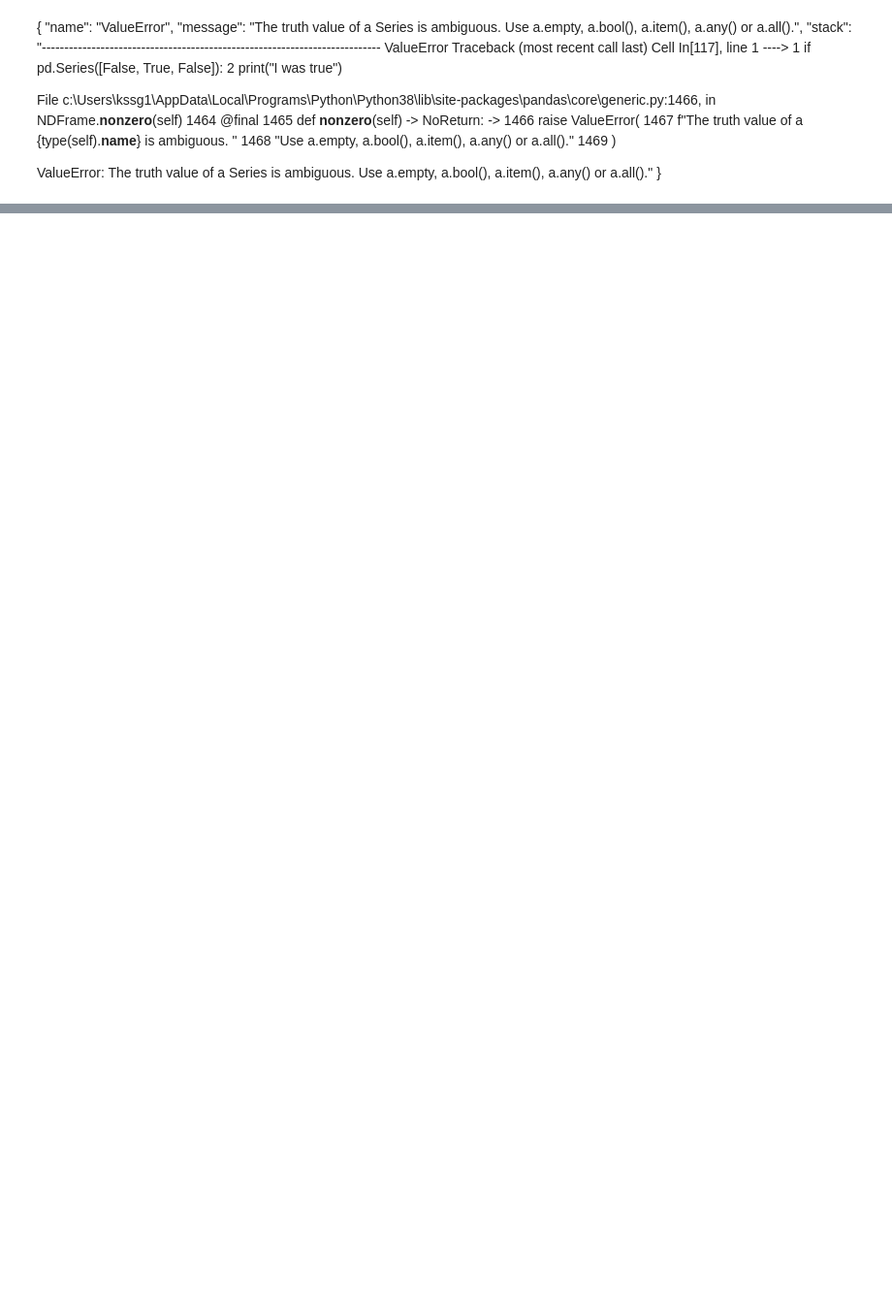
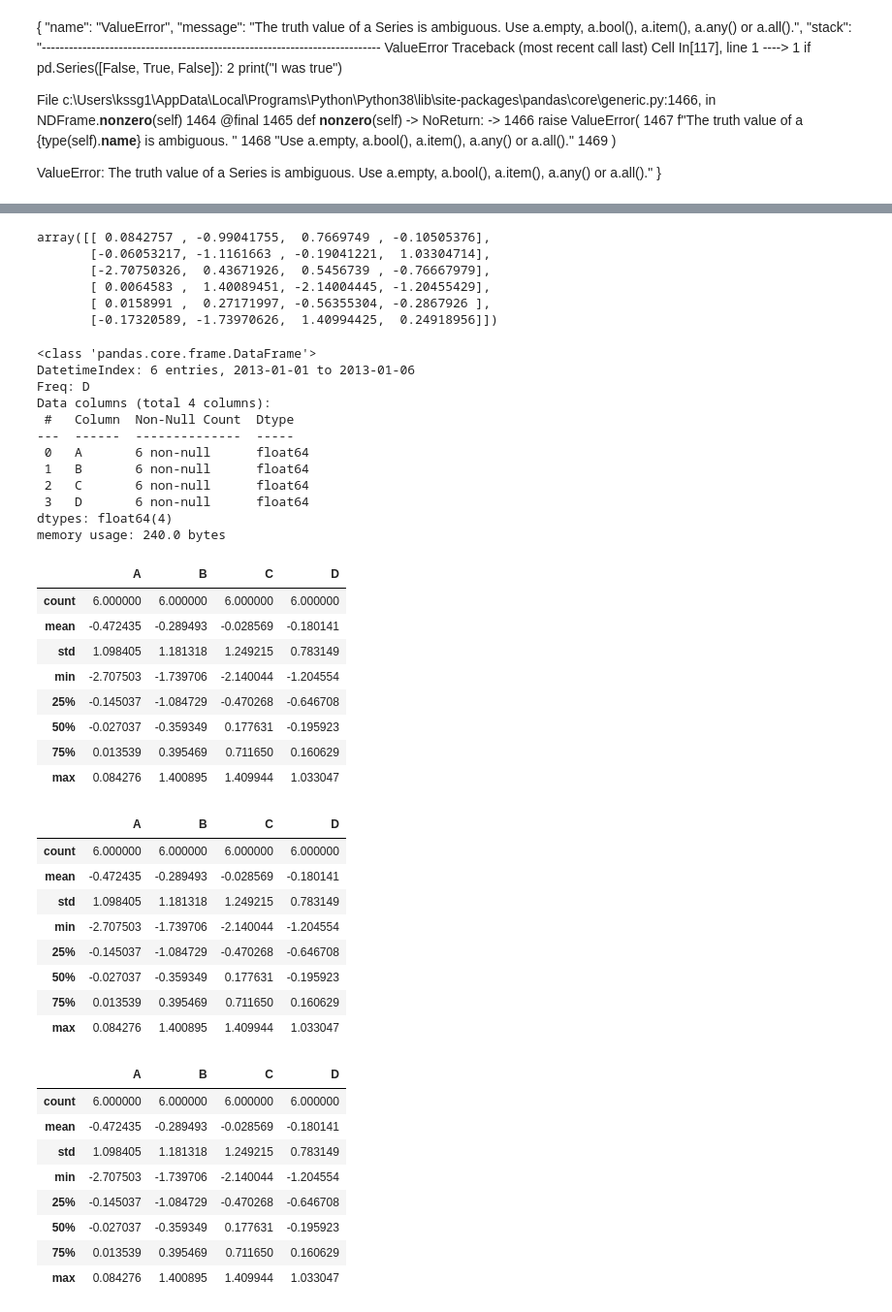
Before and after one commit to kyeob1107/pandas_til, a Jupyter notebook: local_getting_used_pandas.ipynb, the cells around one changed output, grey strips where cells are left out. Shown: that part at 97% size. Saved outputs shown, nothing was run; the diff lists cells and outputs as text; code cells hidden in the pictures; blank space fills up the shorter version.

```diff
--- a/local_getting_used_pandas.ipynb
+++ b/local_getting_used_pandas.ipynb
@@ -1344,0 +606,4 @@ ValueError: The truth value of a Series is ambiguous. Use a.empty, a.bool(), a.i
+# %%
+
+dates = pd.date_range("20130101", periods=6)
+dates
@@ -1344,0 +614,3 @@ ValueError: The truth value of a Series is ambiguous. Use a.empty, a.bool(), a.i
+# %%
+df = pd.DataFrame(np.random.randn(6, 4), index=dates, columns=list("ABCD"))
+df
@@ -1344,0 +625,56 @@ ValueError: The truth value of a Series is ambiguous. Use a.empty, a.bool(), a.i
+# %%
+df.to_numpy() #df풀고 어레이로 바꾸는 방식인듯했다
+# %% [output]
+array([[ 0.0842757 , -0.99041755,  0.7669749 , -0.10505376],
+       [-0.06053217, -1.1161663 , -0.19041221,  1.03304714],
+       [-2.70750326,  0.43671926,  0.5456739 , -0.76667979],
+       [ 0.0064583 ,  1.40089451, -2.14004445, -1.20455429],
+       [ 0.0158991 ,  0.27171997, -0.56355304, -0.2867926 ],
+       [-0.17320589, -1.73970626,  1.40994425,  0.24918956]])
+# %%
+df.info() #info는 자체에 print가 포함 된듯하다 항상 자동으로 출력이 되었다
+display(df.describe())
+display(df.describe(include='all'))
+display(df.describe(include=['int','float64']))
+# 'float64 자리에 'object' or 'O' , category 등 나오는 것을 바라는 형식을 입력하면 된다
+# 여러개 하고싶다면 ['',''] 이런 식으로 리스트 안에 문자열로 형식을 여러개 넣어주면 된다
+# %% [output]
+<class 'pandas.core.frame.DataFrame'>
+DatetimeIndex: 6 entries, 2013-01-01 to 2013-01-06
+Freq: D
+Data columns (total 4 columns):
+ #   Column  Non-Null Count  Dtype
+---  ------  --------------  -----
+ 0   A       6 non-null      float64
+ 1   B       6 non-null      float64
+ 2   C       6 non-null      float64
+ 3   D       6 non-null      float64
+dtypes: float64(4)
+memory usage: 240.0 bytes
+|  | A | B | C | D |
+| count | 6.000000 | 6.000000 | 6.000000 | 6.000000 |
+| mean | -0.472435 | -0.289493 | -0.028569 | -0.180141 |
+| std | 1.098405 | 1.181318 | 1.249215 | 0.783149 |
+| min | -2.707503 | -1.739706 | -2.140044 | -1.204554 |
+| 25% | -0.145037 | -1.084729 | -0.470268 | -0.646708 |
+| 50% | -0.027037 | -0.359349 | 0.177631 | -0.195923 |
+| 75% | 0.013539 | 0.395469 | 0.711650 | 0.160629 |
+| max | 0.084276 | 1.400895 | 1.409944 | 1.033047 |
+|  | A | B | C | D |
+| count | 6.000000 | 6.000000 | 6.000000 | 6.000000 |
+| mean | -0.472435 | -0.289493 | -0.028569 | -0.180141 |
+| std | 1.098405 | 1.181318 | 1.249215 | 0.783149 |
+| min | -2.707503 | -1.739706 | -2.140044 | -1.204554 |
+| 25% | -0.145037 | -1.084729 | -0.470268 | -0.646708 |
+| 50% | -0.027037 | -0.359349 | 0.177631 | -0.195923 |
+| 75% | 0.013539 | 0.395469 | 0.711650 | 0.160629 |
+| max | 0.084276 | 1.400895 | 1.409944 | 1.033047 |
+|  | A | B | C | D |
+| count | 6.000000 | 6.000000 | 6.000000 | 6.000000 |
+| mean | -0.472435 | -0.289493 | -0.028569 | -0.180141 |
+| std | 1.098405 | 1.181318 | 1.249215 | 0.783149 |
+| min | -2.707503 | -1.739706 | -2.140044 | -1.204554 |
+| 25% | -0.145037 | -1.084729 | -0.470268 | -0.646708 |
+| 50% | -0.027037 | -0.359349 | 0.177631 | -0.195923 |
+| 75% | 0.013539 | 0.395469 | 0.711650 | 0.160629 |
+| max | 0.084276 | 1.400895 | 1.409944 | 1.033047 |
```
Also changed, not shown: parts of 114 cells of this notebook.
